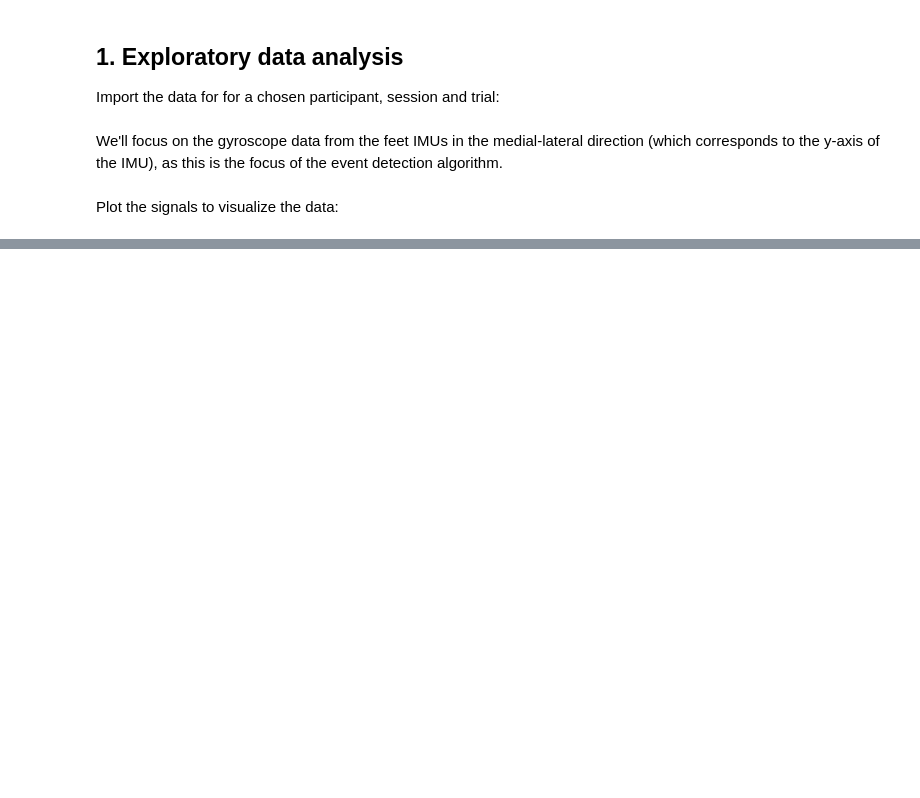
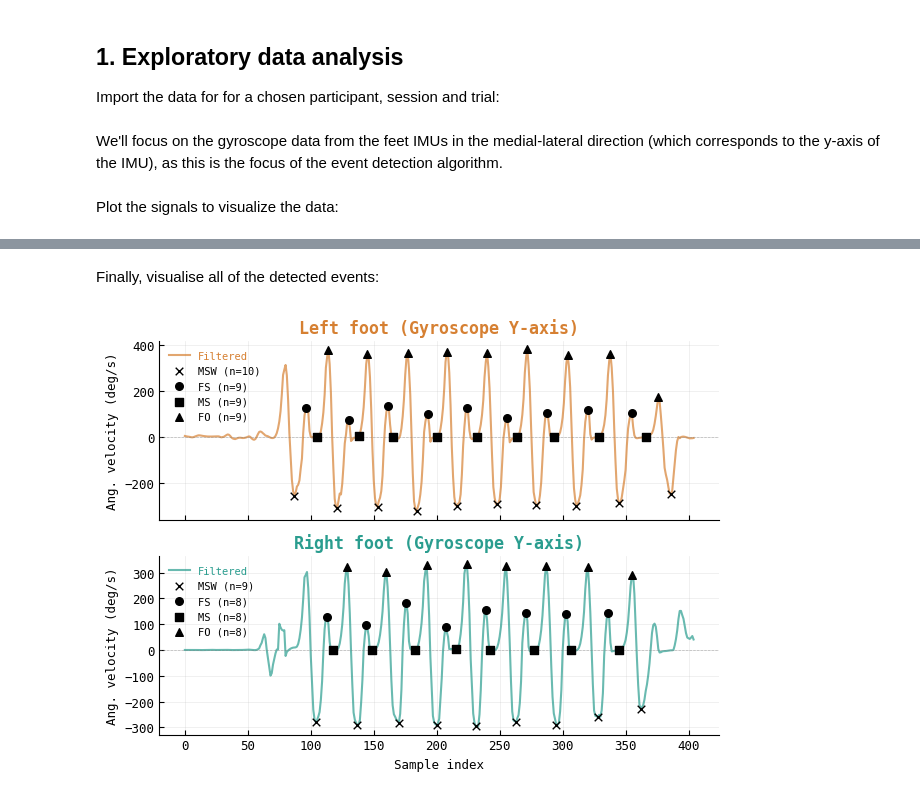
Before and after one commit to ThomasAston/movetru, a Jupyter notebook: workbooks/demo.ipynb, the cells around one changed output, grey strips where cells are left out. Saved outputs shown, nothing was run; the diff lists cells and outputs as text; code cells hidden in the pictures; blank space fills up the shorter version.

```diff
--- a/workbooks/demo.ipynb
+++ b/workbooks/demo.ipynb
@@ -1202,0 +315,43 @@ Date: 3 October 2025
+# %% [markdown]
+Finally, visualise all of the detected events:
+# %%
+# Plot filtered signal with all detected gait events
+fig, ax = plt.subplots(2, 1, sharex=True)
+
+# Left foot
+ax[0].plot(left_smoothed, label="Filtered", color=colours[0], linewidth=1.5, alpha=0.7)
+ax[0].scatter(msw_left, left_smoothed[msw_left], color='black', s=30, zorder=5,
+             label=f'MSW (n={len(msw_left)})', marker='x', linewidths=1)
+ax[0].scatter(fs_left, left_smoothed[fs_left], color='black', s=30, zorder=5,
+             label=f'FS (n={len(fs_left)})', marker='o')
+ax[0].scatter(ms_left, left_smoothed[ms_left], color='black', s=30, zorder=5,
+             label=f'MS (n={len(ms_left)})', marker='s')
+ax[0].scatter(fo_left, left_smoothed[fo_left], color='black', s=30, zorder=5,
+             label=f'FO (n={len(fo_left)})', marker='^')
+ax[0].axhline(y=0, color='gray', linestyle='--', linewidth=0.5, alpha=0.5)
+ax[0].set_title("Left foot (Gyroscope Y-axis)", fontweight='bold')
+ax[0].set_ylabel("Ang. velocity (deg/s)")
+ax[0].legend(loc='upper left',fontsize='small')
+ax[0].grid(True, alpha=0.3)
+
+# Right foot
+ax[1].plot(right_smoothed, label="Filtered", color=colours[1], linewidth=1.5, alpha=0.7)
+ax[1].scatter(msw_right, right_smoothed[msw_right], color='black', s=30, zorder=5,
+             label=f'MSW (n={len(msw_right)})', marker='x', linewidths=1)
+ax[1].scatter(fs_right, right_smoothed[fs_right], color='black', s=30, zorder=5,
+             label=f'FS (n={len(fs_right)})', marker='o')
+ax[1].scatter(ms_right, right_smoothed[ms_right], color='black', s=30, zorder=5,
+             label=f'MS (n={len(ms_right)})', marker='s')
+ax[1].scatter(fo_right, right_smoothed[fo_right], color='black', s=30, zorder=5,
+             label=f'FO (n={len(fo_right)})', marker='^')
+ax[1].axhline(y=0, color='gray', linestyle='--', linewidth=0.5, alpha=0.5)
+ax[1].set_title("Right foot (Gyroscope Y-axis)", color=colours[1], fontweight='bold')
+ax[1].set_xlabel("Sample index")
+ax[1].set_ylabel("Ang. velocity (deg/s)")
+ax[1].legend(loc='upper left',fontsize='small')
+ax[1].grid(True, alpha=0.3)
+
+plt.tight_layout()
+plt.show()
+# %% [output]
+[figure, added]
```
Also changed, not shown: parts of 46 cells of this notebook, 6 other files.
